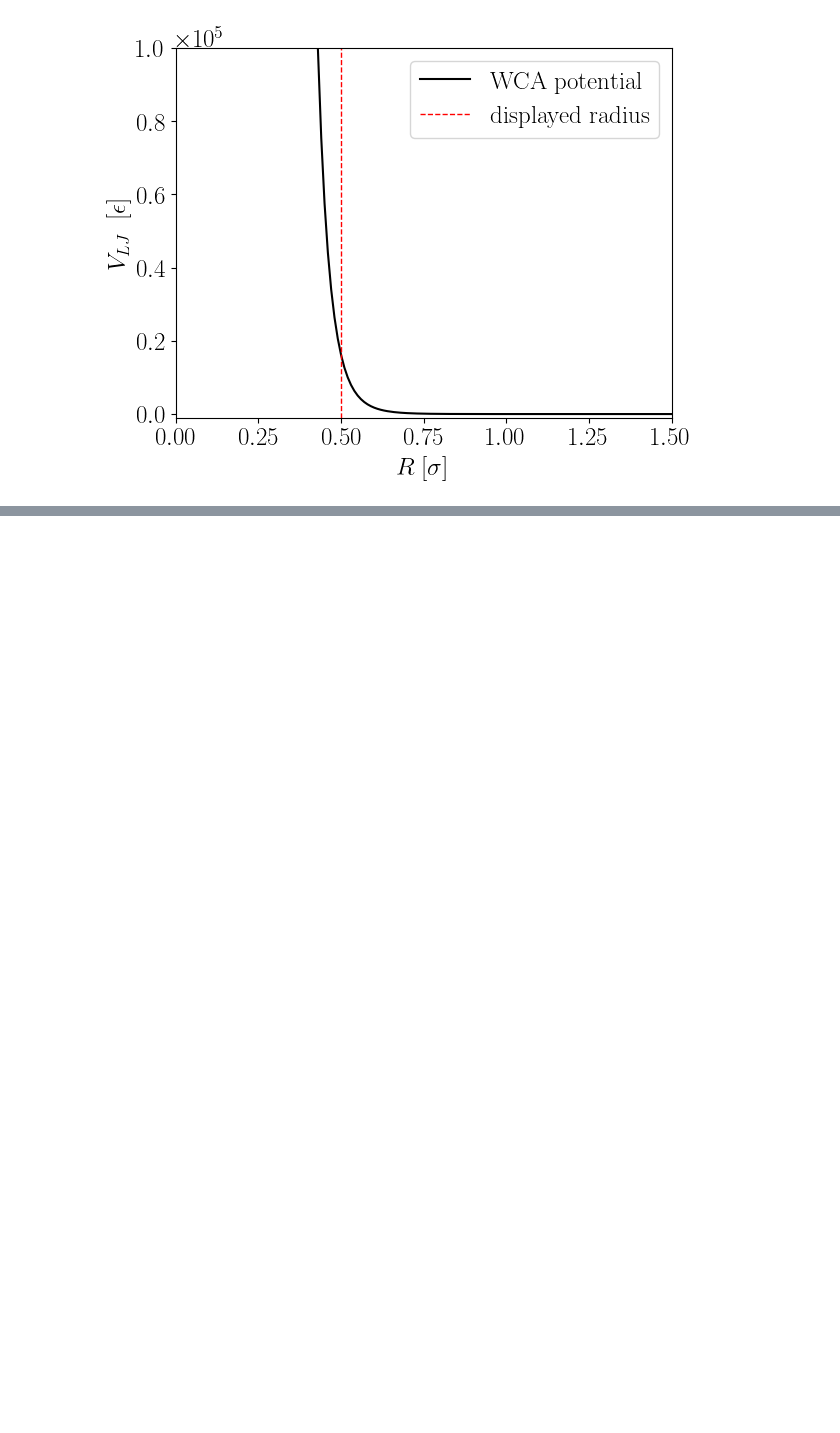
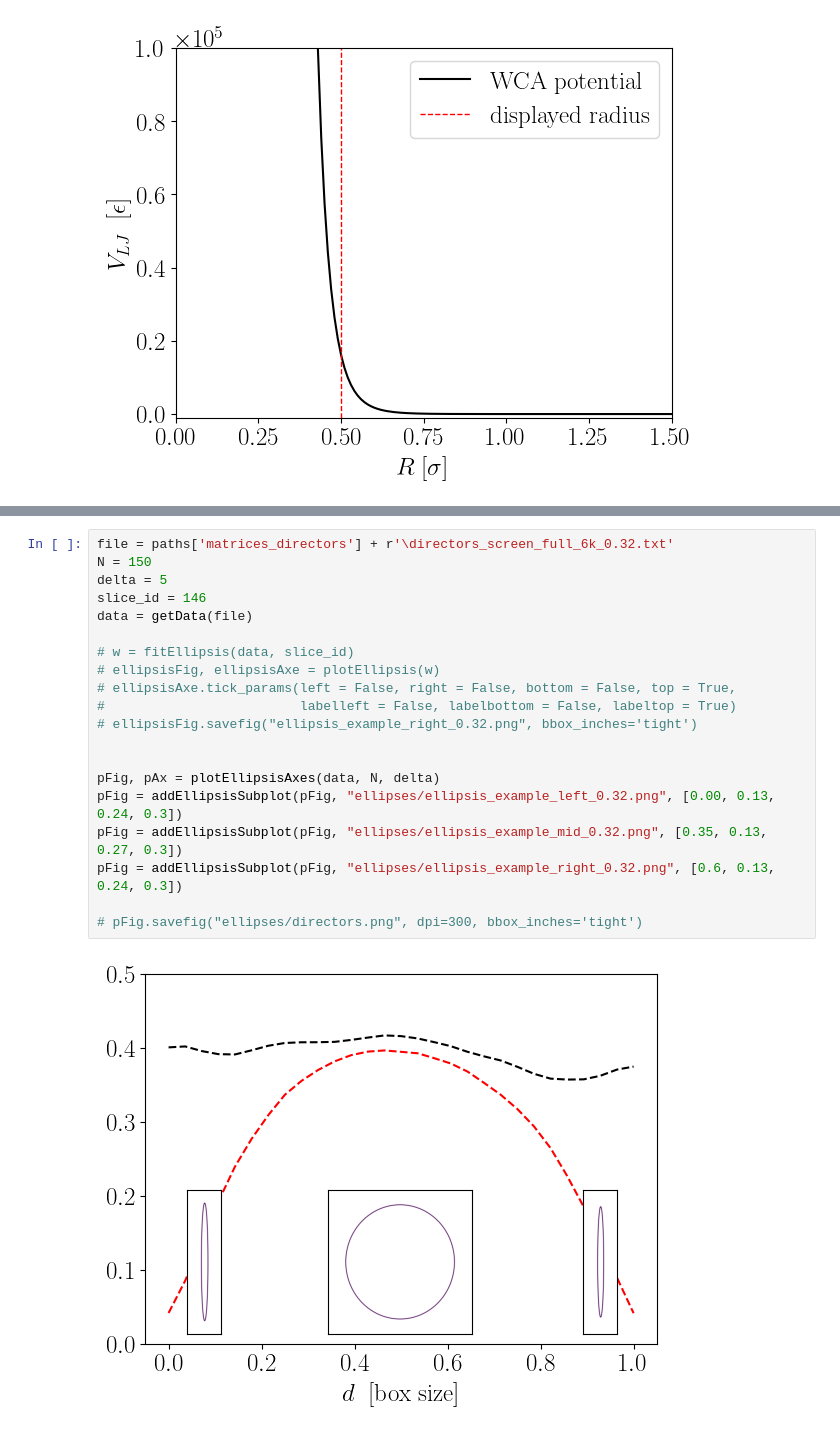
Before and after one commit to smdrzazga/LAMMPS, a Jupyter notebook: plot_printer.ipynb, the cells around one changed output, grey strips where cells are left out. Saved outputs shown, nothing was run; the diff lists cells and outputs as text; blank space fills up the shorter version.

```diff
--- a/plot_printer.ipynb
+++ b/plot_printer.ipynb
@@ -712,0 +590,22 @@ ax.set_ylim(0, 0.2)
+# %%
+file = paths['matrices_directors'] + r'\directors_screen_full_6k_0.32.txt'
+N = 150
+delta = 5
+slice_id = 146
+data = getData(file)
+
+# w = fitEllipsis(data, slice_id)
+# ellipsisFig, ellipsisAxe = plotEllipsis(w)
+# ellipsisAxe.tick_params(left = False, right = False, bottom = False, top = True,
+#                         labelleft = False, labelbottom = False, labeltop = True)
+# ellipsisFig.savefig("ellipsis_example_right_0.32.png", bbox_inches='tight')
+
+
+pFig, pAx = plotEllipsisAxes(data, N, delta)
+pFig = addEllipsisSubplot(pFig, "ellipses/ellipsis_example_left_0.32.png", [0.00, 0.13, 0.24, 0.3])
+pFig = addEllipsisSubplot(pFig, "ellipses/ellipsis_example_mid_0.32.png", [0.35, 0.13, 0.27, 0.3])
+pFig = addEllipsisSubplot(pFig, "ellipses/ellipsis_example_right_0.32.png", [0.6, 0.13, 0.24, 0.3])
+
+# pFig.savefig("ellipses/directors.png", dpi=300, bbox_inches='tight')
+# %% [output]
+[figure, added]
```
Also changed, not shown: parts of 6 cells of this notebook, 6 other files.
